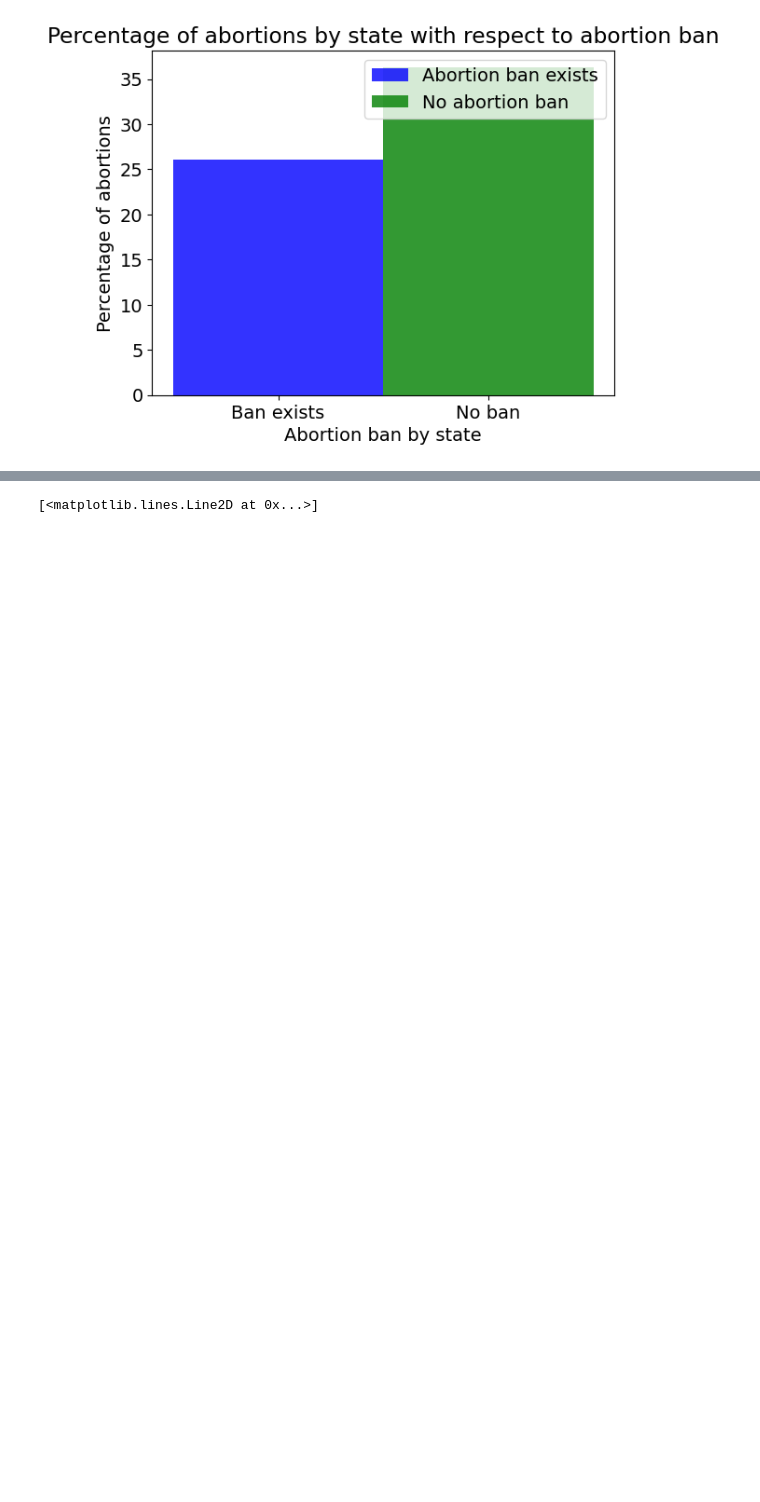
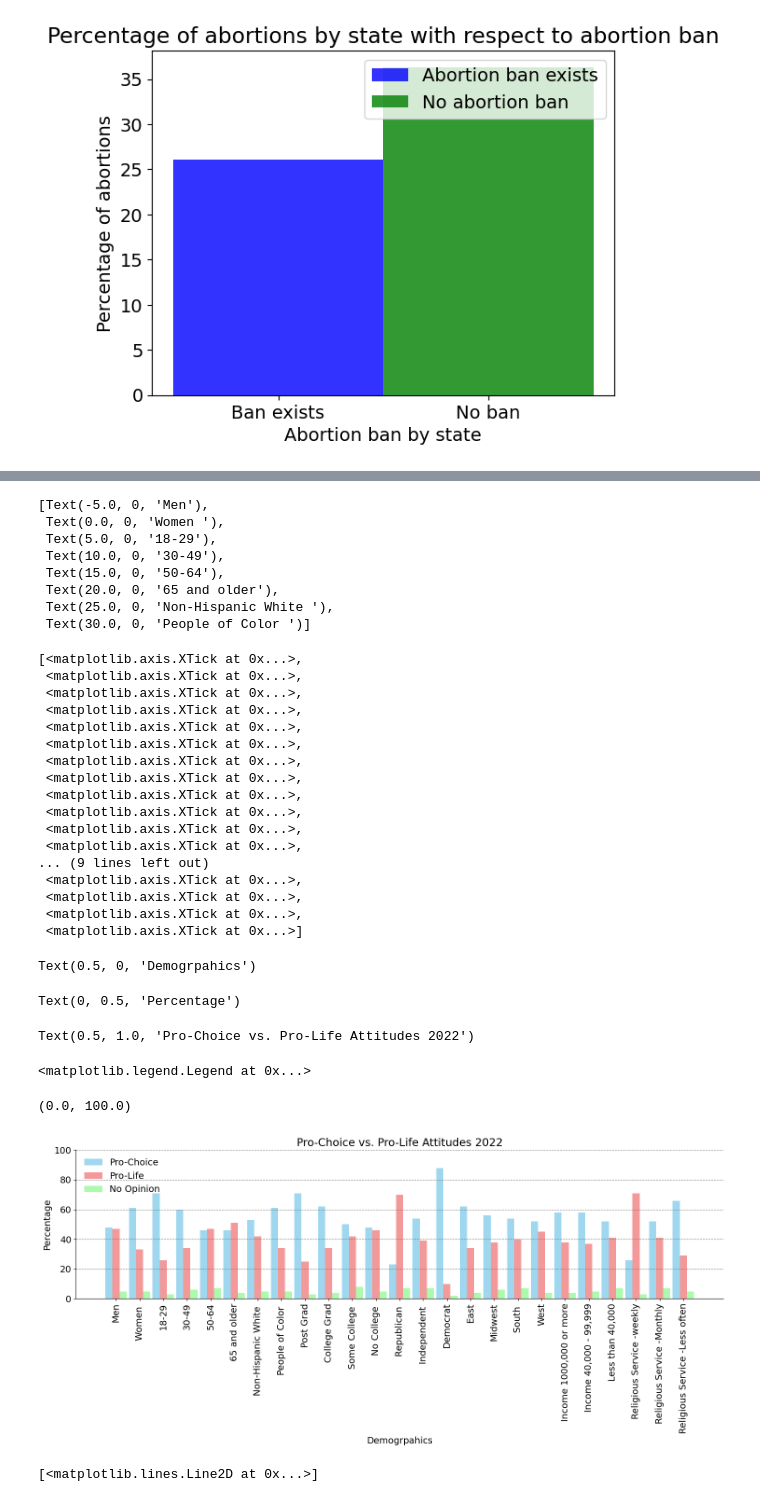
Before and after one commit to Mmarlo5/psychic-doodle, a Jupyter notebook: Copy_of_Problem_Set_5.ipynb, the cells around one changed output, grey strips where cells are left out. Drawn from its saved outputs; the diff is of its cells as text; code cells hidden in the pictures; blank space fills up the shorter version.

```diff
--- a/Copy_of_Problem_Set_5.ipynb
+++ b/Copy_of_Problem_Set_5.ipynb
@@ -731,3 +692,74 @@ Text(0.5, 1.0, 'Pro-Choice vs. Pro-Life Attitudes 2022')
+# %%
+# Load data
+abortionDemographics = pd.read_csv("https://raw.githubusercontent.com/Mmarlo5/psychic-doodle/main/Abortion%20Data.csv")
+
+# Create the bar graph
+fig, ax = plt.subplots(figsize=(15, 7))
+bar_width = 0.3
+opacity = 0.8
+
+bar1 = ax.bar([i - bar_width for i in np.arange(len(abortionDemographics))], abortionDemographics['Pro-Choice'], bar_width, alpha=opacity, color='skyblue', label='Pro-Choice')
+bar2 = ax.bar([i for i in np.arange(len(abortionDemographics))], abortionDemographics['Pro-Life'], bar_width, alpha=opacity, color='lightcoral', label='Pro-Life')
+bar3 = ax.bar([i + bar_width for i in np.arange(len(abortionDemographics))], abortionDemographics['No Opinion'], bar_width, alpha=opacity, color='palegreen', label='No Opinion')
+
+ax.set_xticklabels(abortionDemographics['Demogrpahics'], rotation=90)
+ax.set_xticks([i for i in np.arange(len(abortionDemographics))])
+ax.set_xlabel(abortionDemographics.columns[0])
+ax.set_ylabel('Percentage')
+ax.set_title('Pro-Choice vs. Pro-Life Attitudes 2022')
+
+ax.legend(loc='upper left', frameon=False)
+
+# Remove top and right spines
+ax.spines['right'].set_visible(False)
+ax.spines['top'].set_visible(False)
+
+# Set y-axis range from 0 to 100
+ax.set_ylim([0, 100])
+
+# Add gridlines
+ax.yaxis.grid(color='gray', linestyle='dashed')
+
+# Increase font size
+plt.rcParams.update({'font.size': 14})
+
+plt.tight_layout()
+plt.show()
+
+#This is the updated graph with the data loaded from the CSV file
+#aok again cool! then can later do like 2 level breakdown say by both age grp and race etc: eg young whites, young blacks, older whites, older blacks, etc
+# %% [output]
+[Text(-5.0, 0, 'Men'),
+ Text(0.0, 0, 'Women '),
+ Text(5.0, 0, '18-29'),
+ Text(10.0, 0, '30-49'),
+ Text(15.0, 0, '50-64'),
+ Text(20.0, 0, '65 and older'),
+ Text(25.0, 0, 'Non-Hispanic White '),
+ Text(30.0, 0, 'People of Color ')]
+[<matplotlib.axis.XTick at 0x...>,
+ <matplotlib.axis.XTick at 0x...>,
+ <matplotlib.axis.XTick at 0x...>,
+ <matplotlib.axis.XTick at 0x...>,
+ <matplotlib.axis.XTick at 0x...>,
+ <matplotlib.axis.XTick at 0x...>,
+ <matplotlib.axis.XTick at 0x...>,
+ <matplotlib.axis.XTick at 0x...>,
+ <matplotlib.axis.XTick at 0x...>,
+ <matplotlib.axis.XTick at 0x...>,
+ <matplotlib.axis.XTick at 0x...>,
+ <matplotlib.axis.XTick at 0x...>,
+... (9 lines left out)
+ <matplotlib.axis.XTick at 0x...>,
+ <matplotlib.axis.XTick at 0x...>,
+ <matplotlib.axis.XTick at 0x...>,
+ <matplotlib.axis.XTick at 0x...>]
+Text(0.5, 0, 'Demogrpahics')
+Text(0, 0.5, 'Percentage')
+Text(0.5, 1.0, 'Pro-Choice vs. Pro-Life Attitudes 2022')
+<matplotlib.legend.Legend at 0x...>
+(0.0, 100.0)
+[figure, added]
 # %%
 #again!!
 #aok major limitation is that should have loaded data first from spreadheets like csv and merge and clean up etc and and have a database and only then graph
```
Also changed, not shown: parts of 11 cells of this notebook.
